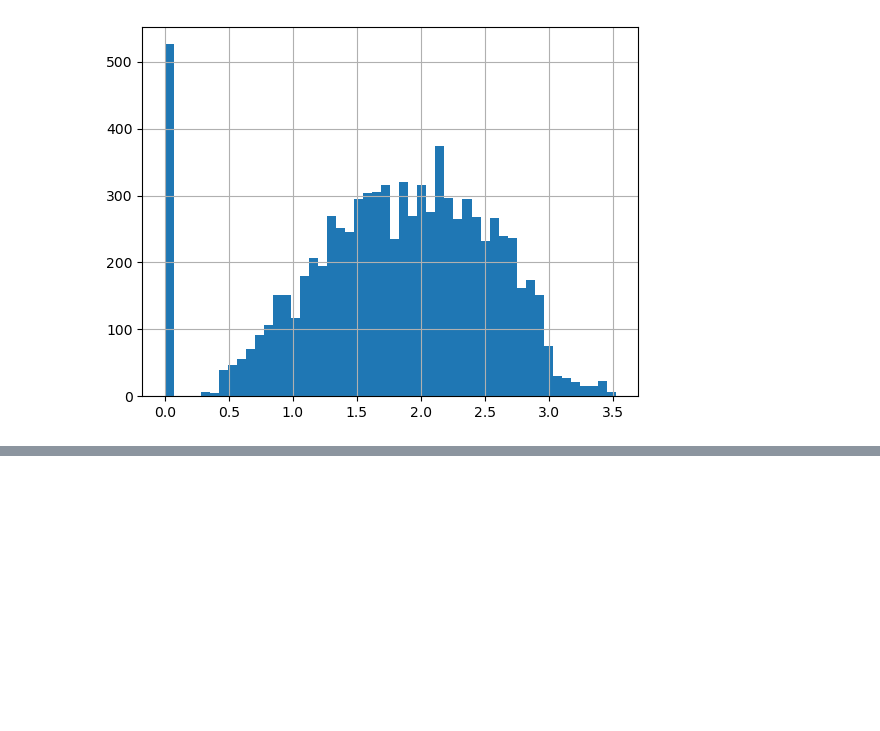
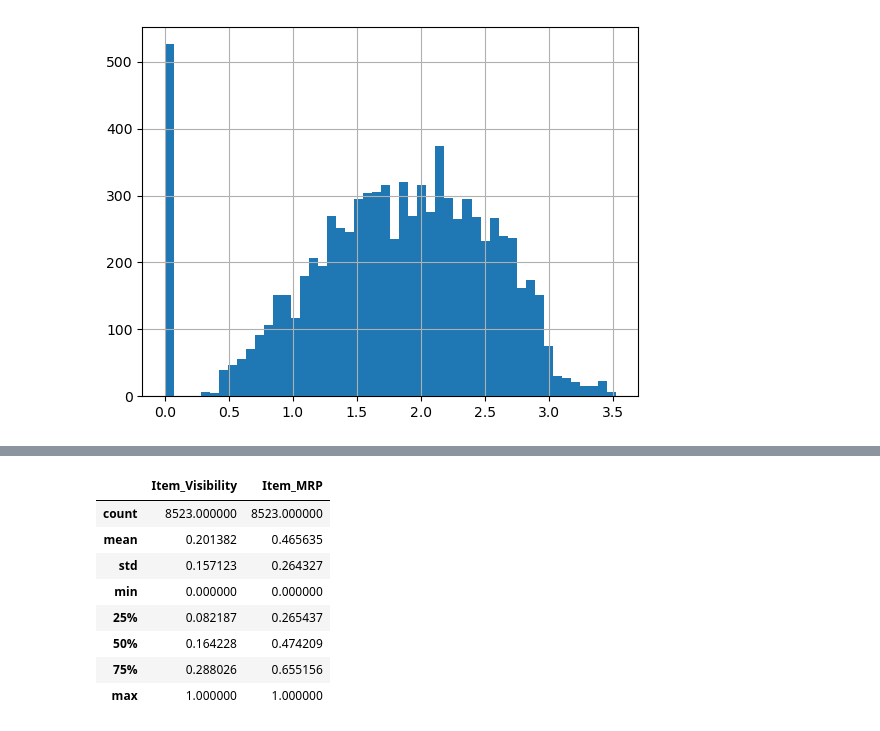
Before and after one commit to Malinda1/feature_engineering, a Jupyter notebook: feature_engineering.ipynb, the cells around one changed output, grey strips where cells are left out. Saved outputs shown, nothing was run; the diff lists cells and outputs as text; code cells hidden in the pictures; blank space fills up the shorter version.

Commit message:
Using MinMax scaler method

```diff
--- a/feature_engineering.ipynb
+++ b/feature_engineering.ipynb
@@ -86,0 +122,3 @@ log_visibility.hist(bins = 50)
+# %%
+data1 = bigmart[['Item_Visibility','Item_MRP']]
+data1.head()
@@ -86,0 +132,10 @@ log_visibility.hist(bins = 50)
+# %%
+# Min Max Scaler
+
+from sklearn.preprocessing import MinMaxScaler
+
+scaler = MinMaxScaler()
+
+scaled_data = scaler.fit_transform(data1)
+scaled_data = pd.DataFrame(scaled_data, columns = ['Item_Visibility','Item_MRP'])
+scaled_data.head()
@@ -86,0 +149,12 @@ log_visibility.hist(bins = 50)
+# %%
+scaled_data.describe()
+# %% [output]
+|  | Item_Visibility | Item_MRP |
+| count | 8523.000000 | 8523.000000 |
+| mean | 0.201382 | 0.465635 |
+| std | 0.157123 | 0.264327 |
+| min | 0.000000 | 0.000000 |
+| 25% | 0.082187 | 0.265437 |
+| 50% | 0.164228 | 0.474209 |
+| 75% | 0.288026 | 0.655156 |
+| max | 1.000000 | 1.000000 |
```
Also changed, not shown: parts of 6 cells of this notebook.
